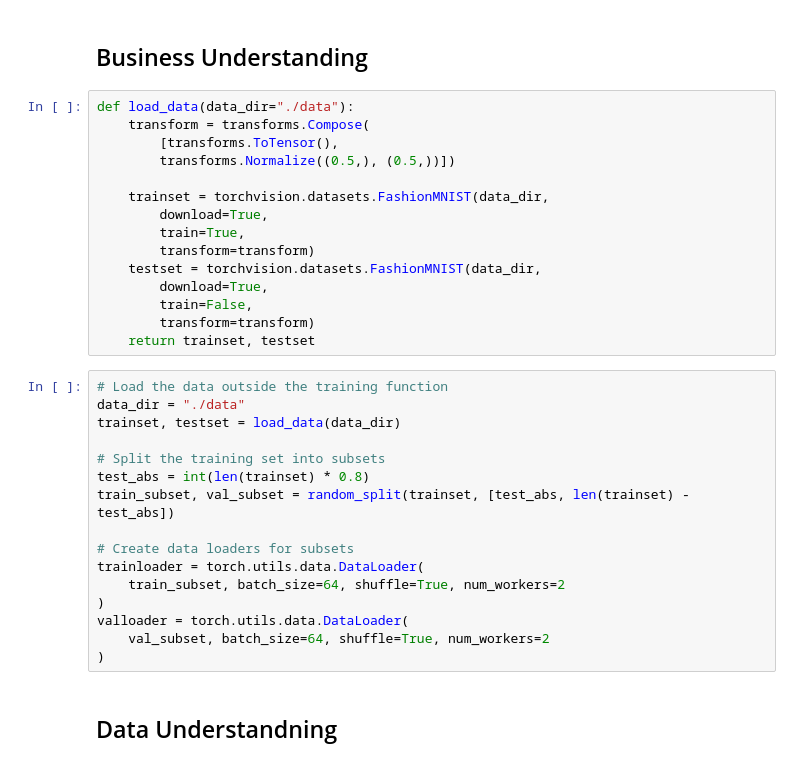
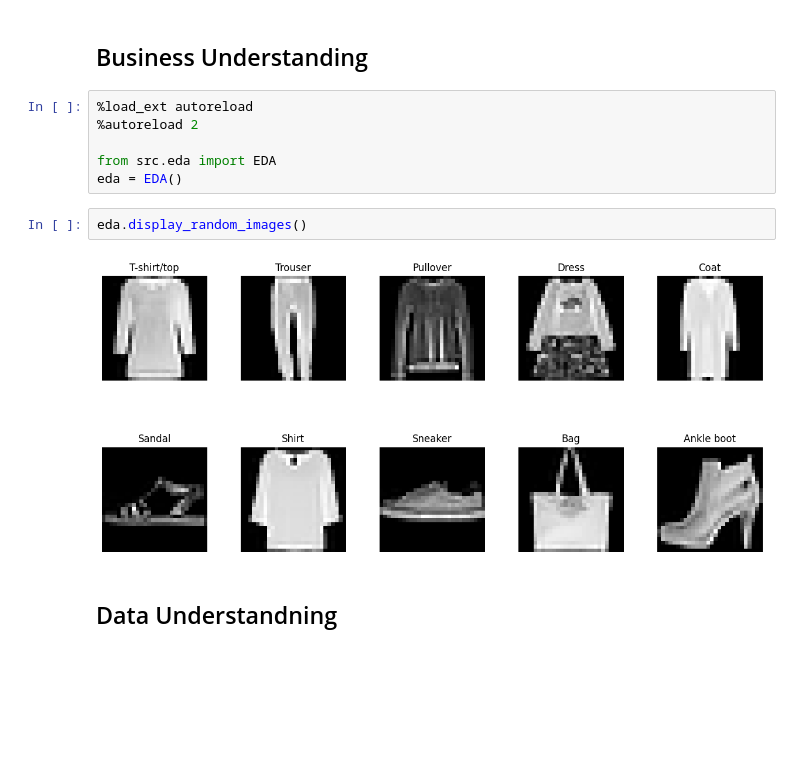
Before and after one commit to LuisaIb/fashion-tuning, a Jupyter notebook: FashionMNIST_hyperparameter_tuning.ipynb, the cells around one changed output. Saved outputs shown, nothing was run; the diff lists cells and outputs as text; blank space fills up the shorter version.

```diff
--- a/FashionMNIST_hyperparameter_tuning.ipynb
+++ b/FashionMNIST_hyperparameter_tuning.ipynb
@@ -31,36 +31,15 @@ random.seed(40)
 np.random.seed(40)
 # %% [markdown]
 ## Business Understanding
-# %%
-def load_data(data_dir="./data"):
-    transform = transforms.Compose(
-        [transforms.ToTensor(),
-        transforms.Normalize((0.5,), (0.5,))])
-
-    trainset = torchvision.datasets.FashionMNIST(data_dir,
-        download=True,
-        train=True,
-        transform=transform)
-    testset = torchvision.datasets.FashionMNIST(data_dir,
-        download=True,
-        train=False,
-        transform=transform)
-    return trainset, testset
-# %%
-# Load the data outside the training function
-data_dir = "./data"
-trainset, testset = load_data(data_dir)
-
-# Split the training set into subsets
-test_abs = int(len(trainset) * 0.8)
-train_subset, val_subset = random_split(trainset, [test_abs, len(trainset) - test_abs])
-
-# Create data loaders for subsets
-trainloader = torch.utils.data.DataLoader(
-    train_subset, batch_size=64, shuffle=True, num_workers=2
-)
-valloader = torch.utils.data.DataLoader(
-    val_subset, batch_size=64, shuffle=True, num_workers=2
-)
+# %%
+%load_ext autoreload
+%autoreload 2
+
+from src.eda import EDA
+eda = EDA()
+# %%
+eda.display_random_images()
+# %% [output]
+[figure, added]
 # %% [markdown]
 ## Data Understandning
```
Also changed, not shown: parts of 26 cells of this notebook.
